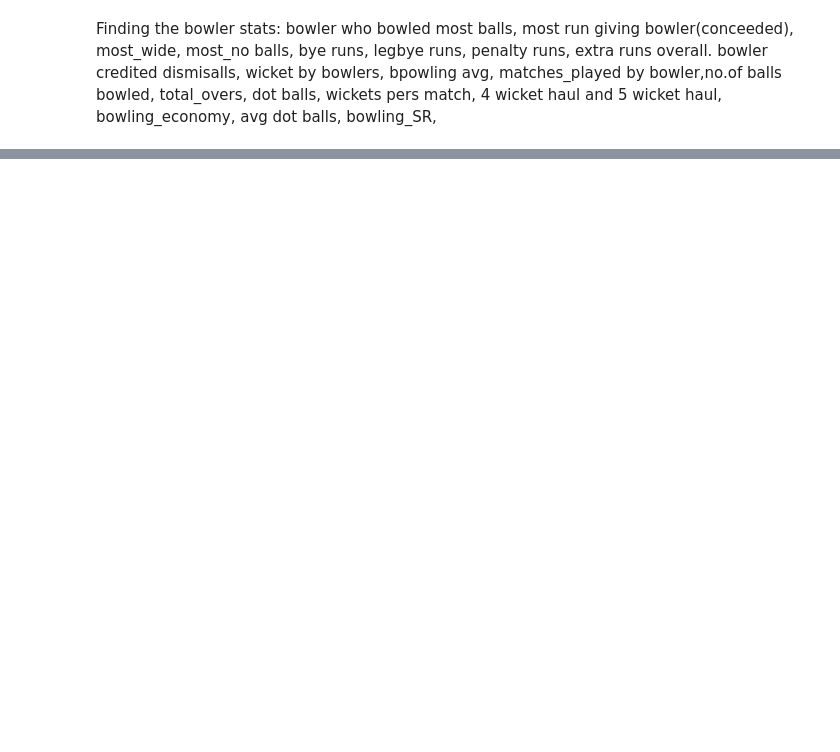
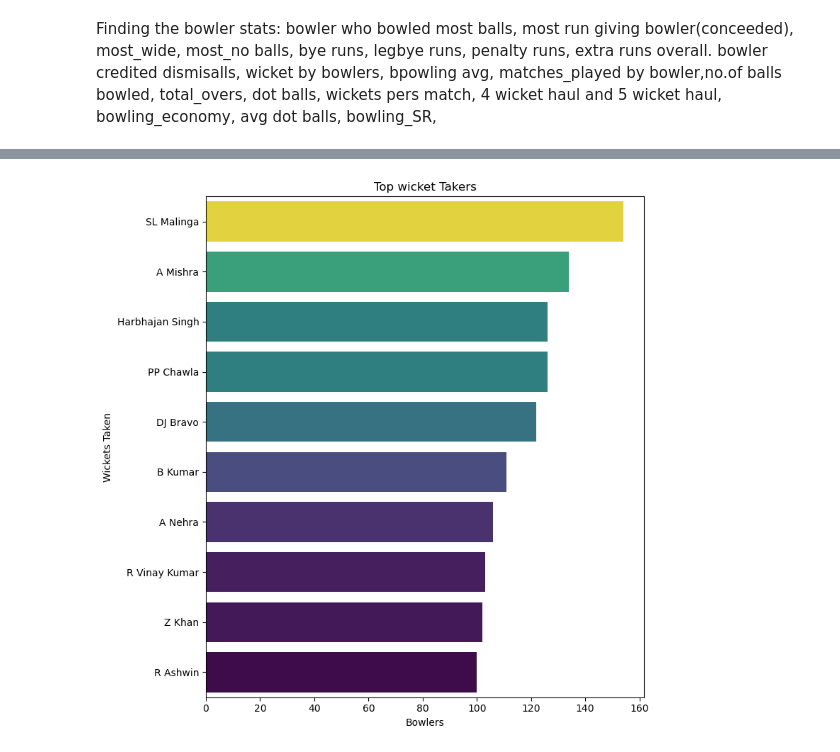
Before and after one commit to sxrthk17/data-analysis-projects, a Jupyter notebook: ipl-eda/IPL_EDA.ipynb, the cells around one changed output, grey strips where cells are left out. Drawn from its saved outputs; the diff is of its cells as text; code cells hidden in the pictures; blank space fills up the shorter version.

Commit message:
Add files via upload
here i have analysed the bowler_stats.csv and plotted graphs for better representation and answeredquestions

```diff
--- a/ipl-eda/IPL_EDA.ipynb
+++ b/ipl-eda/IPL_EDA.ipynb
@@ -237,0 +375,5 @@ wickets_by_bowler.rename(columns= {'dismissal_kind':'no_of_wickets'}, inplace=Tr
+# %%
+df = pd.read_csv('bowler_stats.csv')
+
+display(df.shape)
+display(df.info())
@@ -237,0 +400,15 @@ wickets_by_bowler.rename(columns= {'dismissal_kind':'no_of_wickets'}, inplace=Tr
+# %%
+## 1. Who are top wicket takers in IPL.
+
+top_wicket_taking_bowlers = df.sort_values(by='no_of_wickets', ascending=False)
+# display(top_10_bowlers)
+
+plt.figure(figsize=(8,8))
+sea.barplot(x = 'no_of_wickets',y='bowler', data=top_10_bowlers.head(10), hue='no_of_wickets', palette='viridis', legend=False)
+plt.xlabel("Bowlers")
+plt.ylabel("Wickets Taken")
+plt.title("Top wicket Takers")
+plt.tight_layout()
+plt.show()
+# %% [output]
+[figure, added]
```
Also changed, not shown: parts of 17 cells of this notebook.
